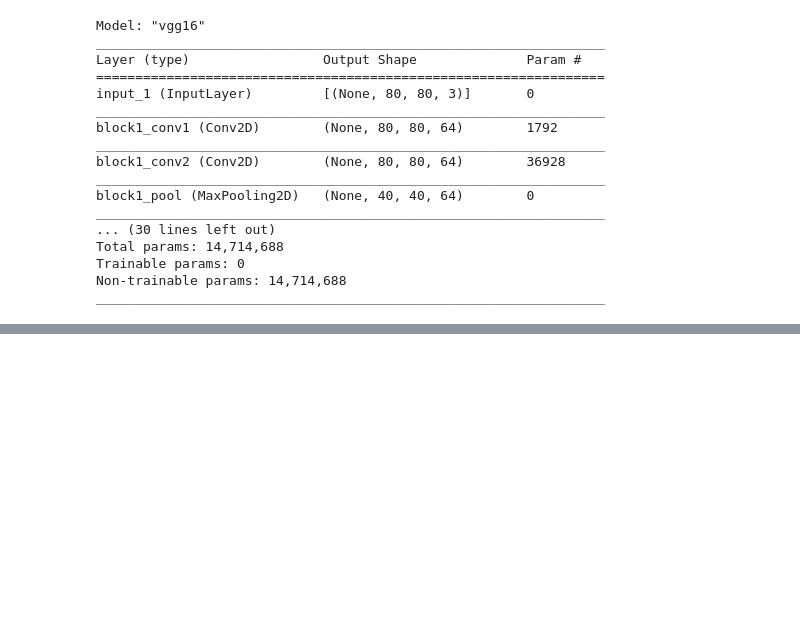
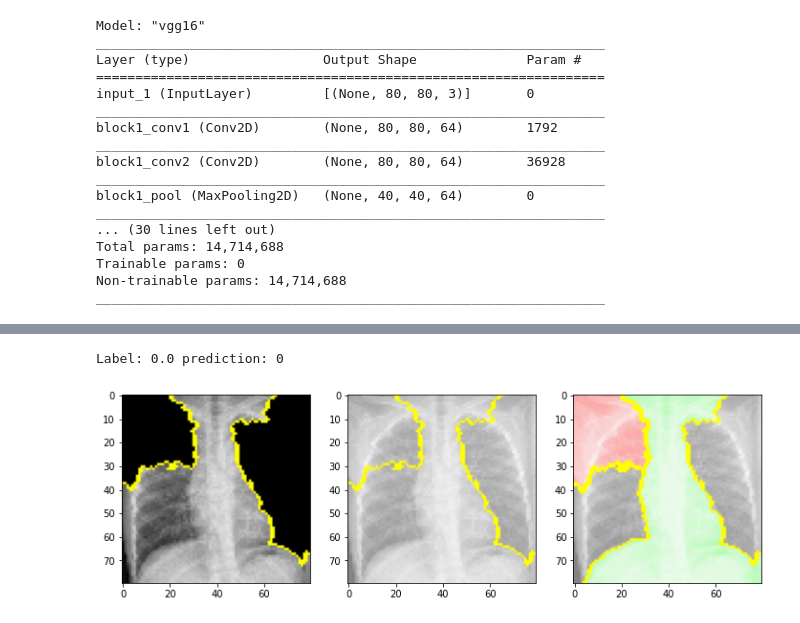
Before and after one commit to vinayakmodgil/Deep-learning-Image-Classification-, a Jupyter notebook: xray-main-vinayak.ipynb, the cells around one changed output, grey strips where cells are left out. Drawn from its saved outputs; the diff is of its cells as text; code cells hidden in the pictures; blank space fills up the shorter version.

```diff
--- a/xray-main-vinayak.ipynb
+++ b/xray-main-vinayak.ipynb
@@ -926,0 +1004,29 @@ X_test, y_test = next(test)
+# %%
+explainer = lime_image.LimeImageExplainer()
+# %%
+plt.rcParams["figure.figsize"]=[12,5]
+def mask_temp(index):
+    label = y_test[index]
+    img = X_test[index].astype("double")
+
+    pred = best_model.predict(np.array([img]))
+    pred_class = int(pred.round())
+
+    explanation = explainer.explain_instance(img, best_model.predict, top_labels=15, hide_color=None, num_samples=1000)
+
+    temp, mask = explanation.get_image_and_mask(explanation.top_labels[0], positive_only=True, num_features=5, hide_rest=True)
+    fig, ax = plt.subplots(nrows=1, ncols=3)
+    ax[0].imshow(mark_boundaries(temp, mask))
+
+    temp, mask = explanation.get_image_and_mask(explanation.top_labels[0], positive_only=True, num_features=5, hide_rest=False)
+    ax[1].imshow(mark_boundaries(temp / 2 + 0.5, mask))
+
+    temp, mask = explanation.get_image_and_mask(explanation.top_labels[0], positive_only=False, num_features=1000, hide_rest=False, min_weight=0.1)
+    ax[2].imshow(mark_boundaries(temp / 2 + 0.5, mask))
+
+    print("Label:", label, "prediction:", pred_class)
+
+mask_temp(3)
+# %% [output]
+Label: 0.0 prediction: 0
+[figure, added]
```
Also changed, not shown: parts of 33 cells of this notebook.
